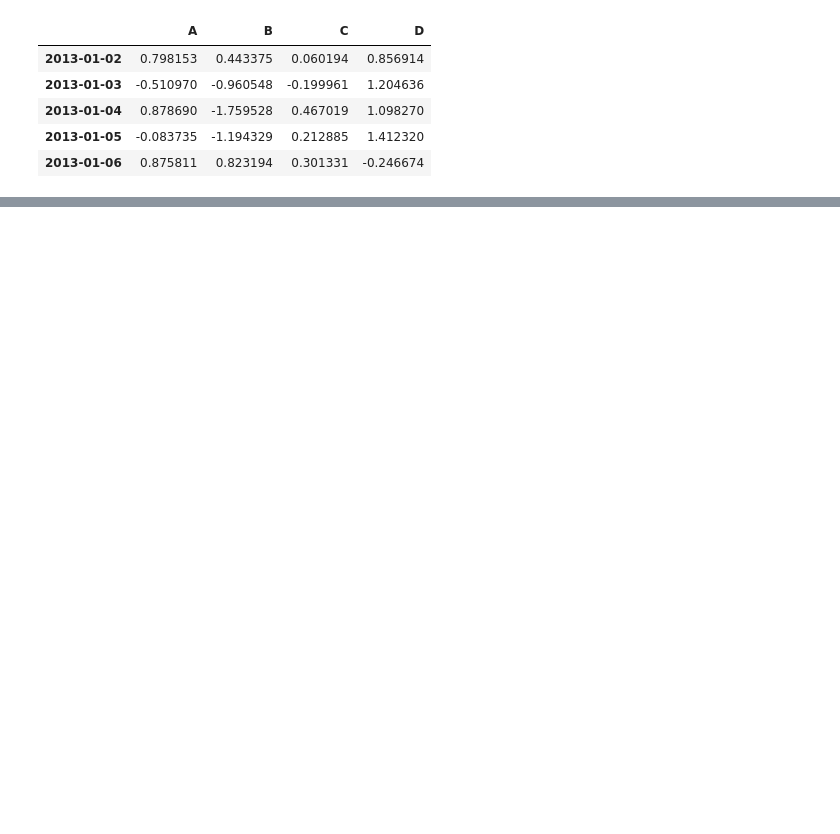
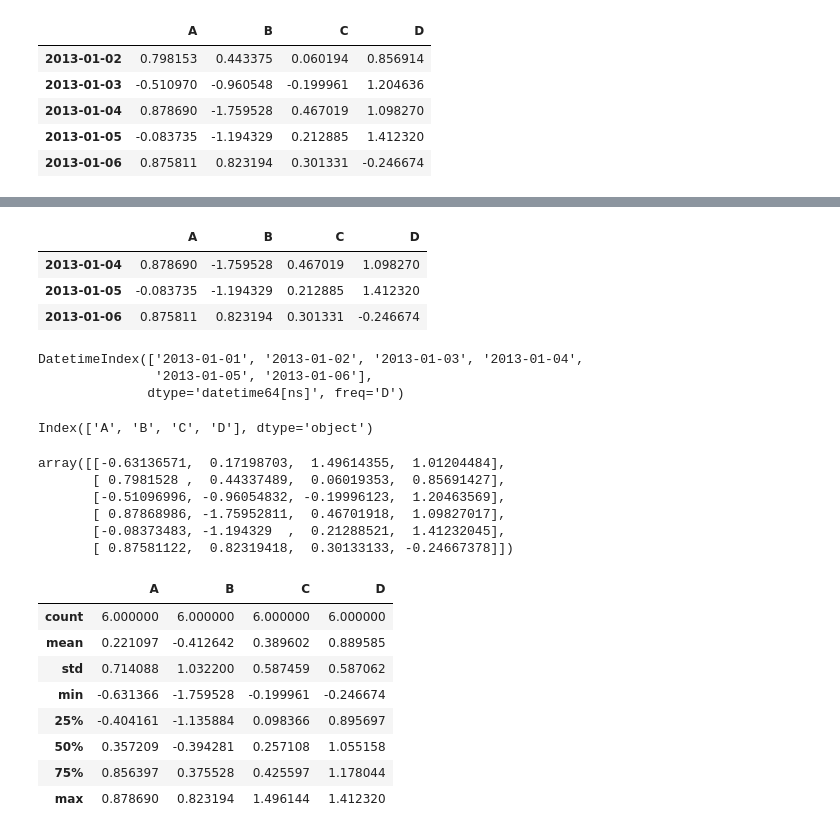
Before and after one commit to RichardChungLabs/Basic_data_analysis, a Jupyter notebook: Colab_coding.ipynb, the cells around one changed output, grey strips where cells are left out. Cells and saved outputs as stored; diff of their text form; code cells hidden in the pictures; blank space fills up the shorter version.

```diff
--- a/Colab_coding.ipynb
+++ b/Colab_coding.ipynb
@@ -113,0 +123,38 @@ df.tail()  # 끝에서 마지막 5줄 불러옴
+# %%
+df.tail(3)
+# %% [output]
+|  | A | B | C | D |
+| 2013-01-04 | 0.878690 | -1.759528 | 0.467019 | 1.098270 |
+| 2013-01-05 | -0.083735 | -1.194329 | 0.212885 | 1.412320 |
+| 2013-01-06 | 0.875811 | 0.823194 | 0.301331 | -0.246674 |
+# %%
+df.index
+# %% [output]
+DatetimeIndex(['2013-01-01', '2013-01-02', '2013-01-03', '2013-01-04',
+               '2013-01-05', '2013-01-06'],
+              dtype='datetime64[ns]', freq='D')
+# %%
+df.columns
+# %% [output]
+Index(['A', 'B', 'C', 'D'], dtype='object')
+# %%
+df.values
+# %% [output]
+array([[-0.63136571,  0.17198703,  1.49614355,  1.01204484],
+       [ 0.7981528 ,  0.44337489,  0.06019353,  0.85691427],
+       [-0.51096996, -0.96054832, -0.19996123,  1.20463569],
+       [ 0.87868986, -1.75952811,  0.46701918,  1.09827017],
+       [-0.08373483, -1.194329  ,  0.21288521,  1.41232045],
+       [ 0.87581122,  0.82319418,  0.30133133, -0.24667378]])
+# %%
+df.describe()
+# %% [output]
+|  | A | B | C | D |
+| count | 6.000000 | 6.000000 | 6.000000 | 6.000000 |
+| mean | 0.221097 | -0.412642 | 0.389602 | 0.889585 |
+| std | 0.714088 | 1.032200 | 0.587459 | 0.587062 |
+| min | -0.631366 | -1.759528 | -0.199961 | -0.246674 |
+| 25% | -0.404161 | -1.135884 | 0.098366 | 0.895697 |
+| 50% | 0.357209 | -0.394281 | 0.257108 | 1.055158 |
+| 75% | 0.856397 | 0.375528 | 0.425597 | 1.178044 |
+| max | 0.878690 | 0.823194 | 1.496144 | 1.412320 |
```
Also changed, not shown: parts of 38 cells of this notebook.
